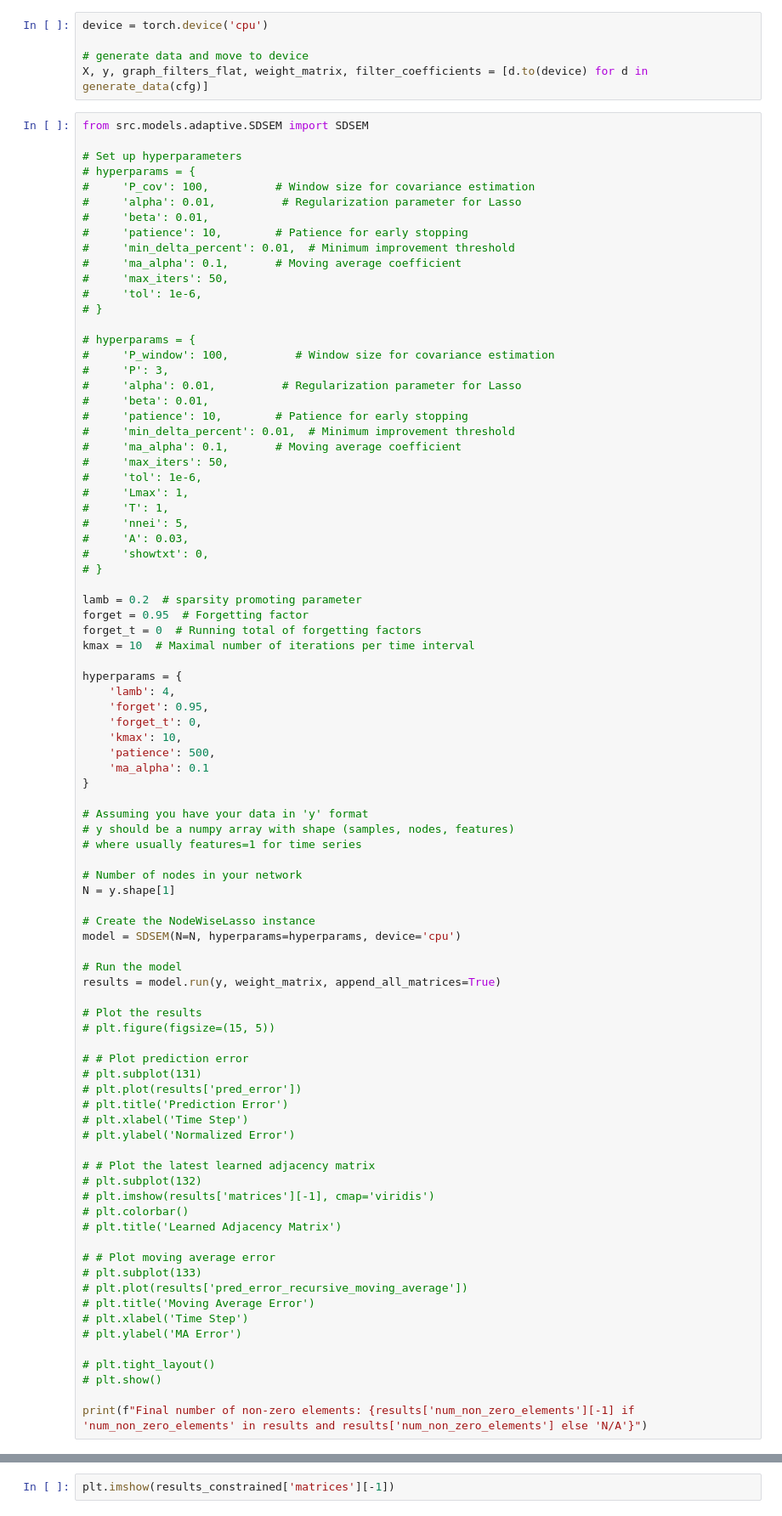
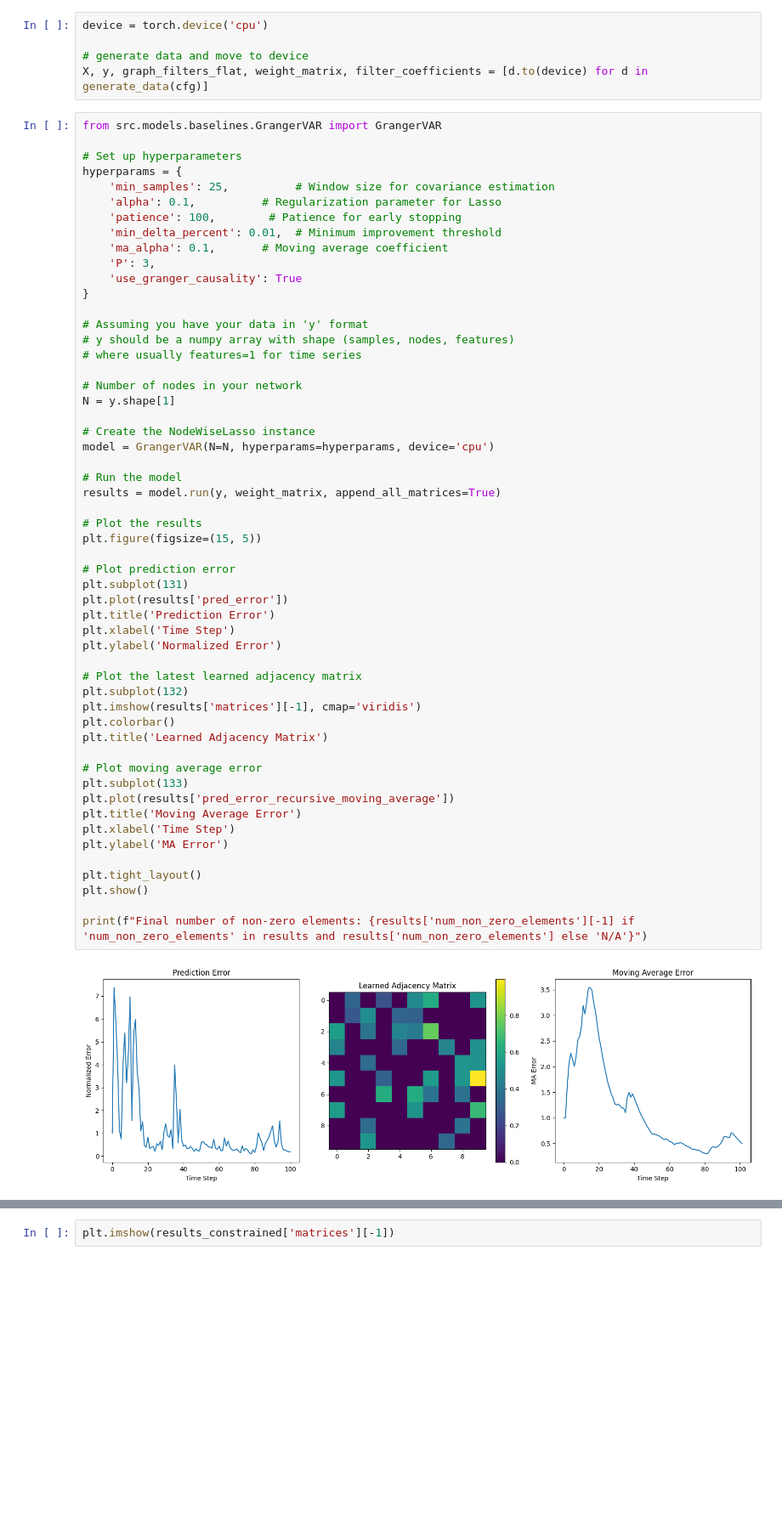
Before and after one commit to jenkins-alex/AdaCGP, a Jupyter notebook: implement.ipynb, the cells around one changed output, grey strips where cells are left out. Shown at 85% size. Saved outputs shown, nothing was run; the diff lists cells and outputs as text; blank space fills up the shorter version.

Commit message:
added baseline configs

```diff
--- a/implement.ipynb
+++ b/implement.ipynb
@@ -18,89 +18,58 @@ device = torch.device('cpu')
 # generate data and move to device
 X, y, graph_filters_flat, weight_matrix, filter_coefficients = [d.to(device) for d in generate_data(cfg)]
 # %%
-from src.models.adaptive.SDSEM import SDSEM
+from src.models.baselines.GrangerVAR import GrangerVAR
 
 # Set up hyperparameters
-# hyperparams = {
-#     'P_cov': 100,          # Window size for covariance estimation
-#     'alpha': 0.01,          # Regularization parameter for Lasso
-#     'beta': 0.01,
-#     'patience': 10,        # Patience for early stopping
-#     'min_delta_percent': 0.01,  # Minimum improvement threshold
-#     'ma_alpha': 0.1,       # Moving average coefficient
-#     'max_iters': 50,
-#     'tol': 1e-6,
-# }
-
-# hyperparams = {
-#     'P_window': 100,          # Window size for covariance estimation
-#     'P': 3,
-#     'alpha': 0.01,          # Regularization parameter for Lasso
-#     'beta': 0.01,
-#     'patience': 10,        # Patience for early stopping
-#     'min_delta_percent': 0.01,  # Minimum improvement threshold
-#     'ma_alpha': 0.1,       # Moving average coefficient
-#     'max_iters': 50,
-#     'tol': 1e-6,
-#     'Lmax': 1,
-#     'T': 1,
-#     'nnei': 5,
-#     'A': 0.03,
-#     'showtxt': 0,
-# }
-
-lamb = 0.2  # sparsity promoting parameter
-forget = 0.95  # Forgetting factor
-forget_t = 0  # Running total of forgetting factors
-kmax = 10  # Maximal number of iterations per time interval
-
 hyperparams = {
-    'lamb': 4,
-    'forget': 0.95,
-    'forget_t': 0,
-    'kmax': 10,
-    'patience': 500,
-    'ma_alpha': 0.1
+    'min_samples': 25,          # Window size for covariance estimation
+    'alpha': 0.1,          # Regularization parameter for Lasso
+    'patience': 100,        # Patience for early stopping
+    'min_delta_percent': 0.01,  # Minimum improvement threshold
+    'ma_alpha': 0.1,       # Moving average coefficient
+    'P': 3,
+    'use_granger_causality': True
 }
 
 # Assuming you have your data in 'y' format
 # y should be a numpy array with shape (samples, nodes, features)
 # where usually features=1 for time series
 
 # Number of nodes in your network
 N = y.shape[1]
 
 # Create the NodeWiseLasso instance
-model = SDSEM(N=N, hyperparams=hyperparams, device='cpu')
+model = GrangerVAR(N=N, hyperparams=hyperparams, device='cpu')
 
 # Run the model
 results = model.run(y, weight_matrix, append_all_matrices=True)
 
 # Plot the results
-# plt.figure(figsize=(15, 5))
+plt.figure(figsize=(15, 5))
 
-# # Plot prediction error
-# plt.subplot(131)
-# plt.plot(results['pred_error'])
-# plt.title('Prediction Error')
-# plt.xlabel('Time Step')
-# plt.ylabel('Normalized Error')
+# Plot prediction error
+plt.subplot(131)
+plt.plot(results['pred_error'])
+plt.title('Prediction Error')
+plt.xlabel('Time Step')
+plt.ylabel('Normalized Error')
 
-# # Plot the latest learned adjacency matrix
-# plt.subplot(132)
-# plt.imshow(results['matrices'][-1], cmap='viridis')
-# plt.colorbar()
-# plt.title('Learned Adjacency Matrix')
+# Plot the latest learned adjacency matrix
+plt.subplot(132)
+plt.imshow(results['matrices'][-1], cmap='viridis')
+plt.colorbar()
+plt.title('Learned Adjacency Matrix')
 
-# # Plot moving average error
-# plt.subplot(133)
-# plt.plot(results['pred_error_recursive_moving_average'])
-# plt.title('Moving Average Error')
-# plt.xlabel('Time Step')
-# plt.ylabel('MA Error')
+# Plot moving average error
+plt.subplot(133)
+plt.plot(results['pred_error_recursive_moving_average'])
+plt.title('Moving Average Error')
+plt.xlabel('Time Step')
+plt.ylabel('MA Error')
 
-# plt.tight_layout()
-# plt.show()
+plt.tight_layout()
+plt.show()
 
 print(f"Final number of non-zero elements: {results['num_non_zero_elements'][-1] if 'num_non_zero_elements' in results and results['num_non_zero_elements'] else 'N/A'}")
 # %% [output]
+[figure, added]
```
Also changed, not shown: parts of 4 cells of this notebook, 40 other files.
